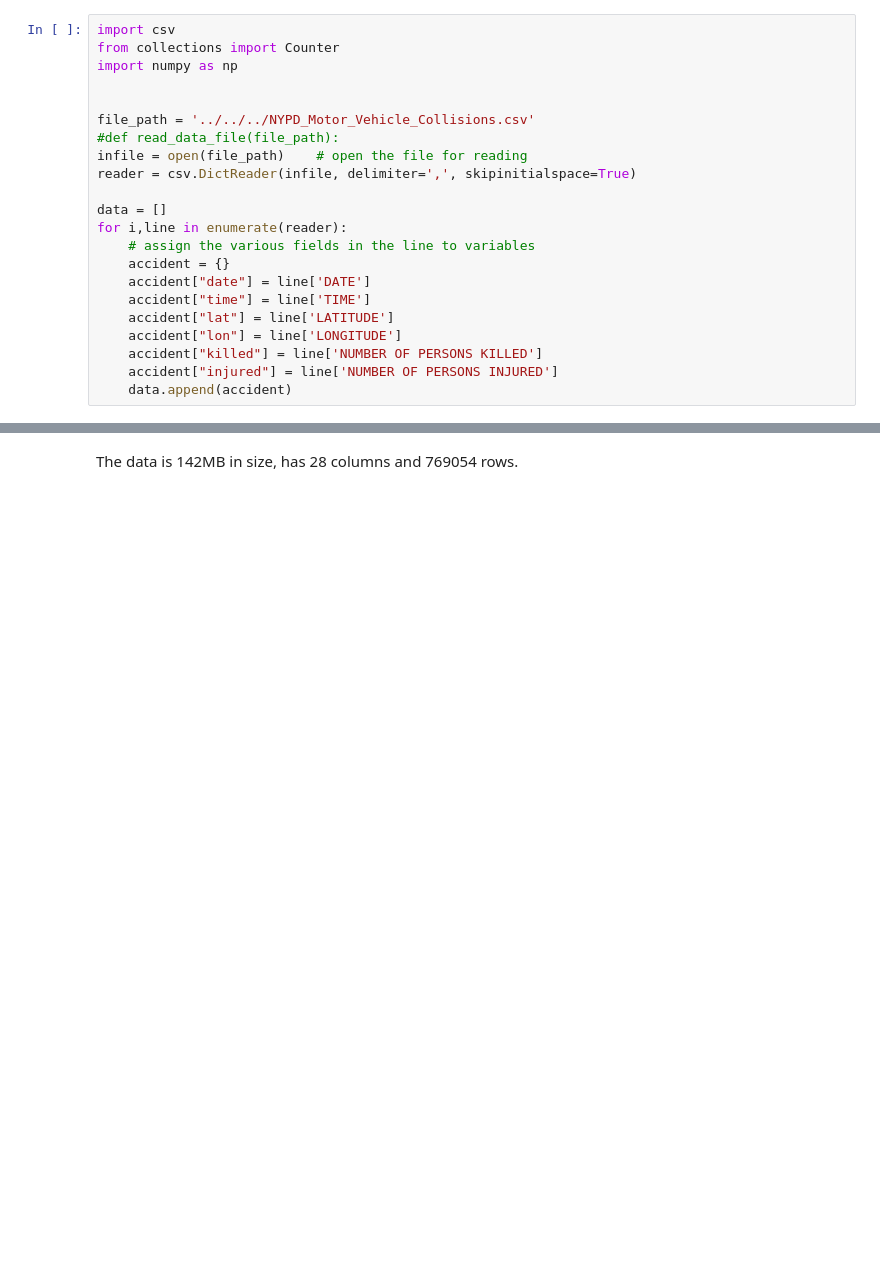
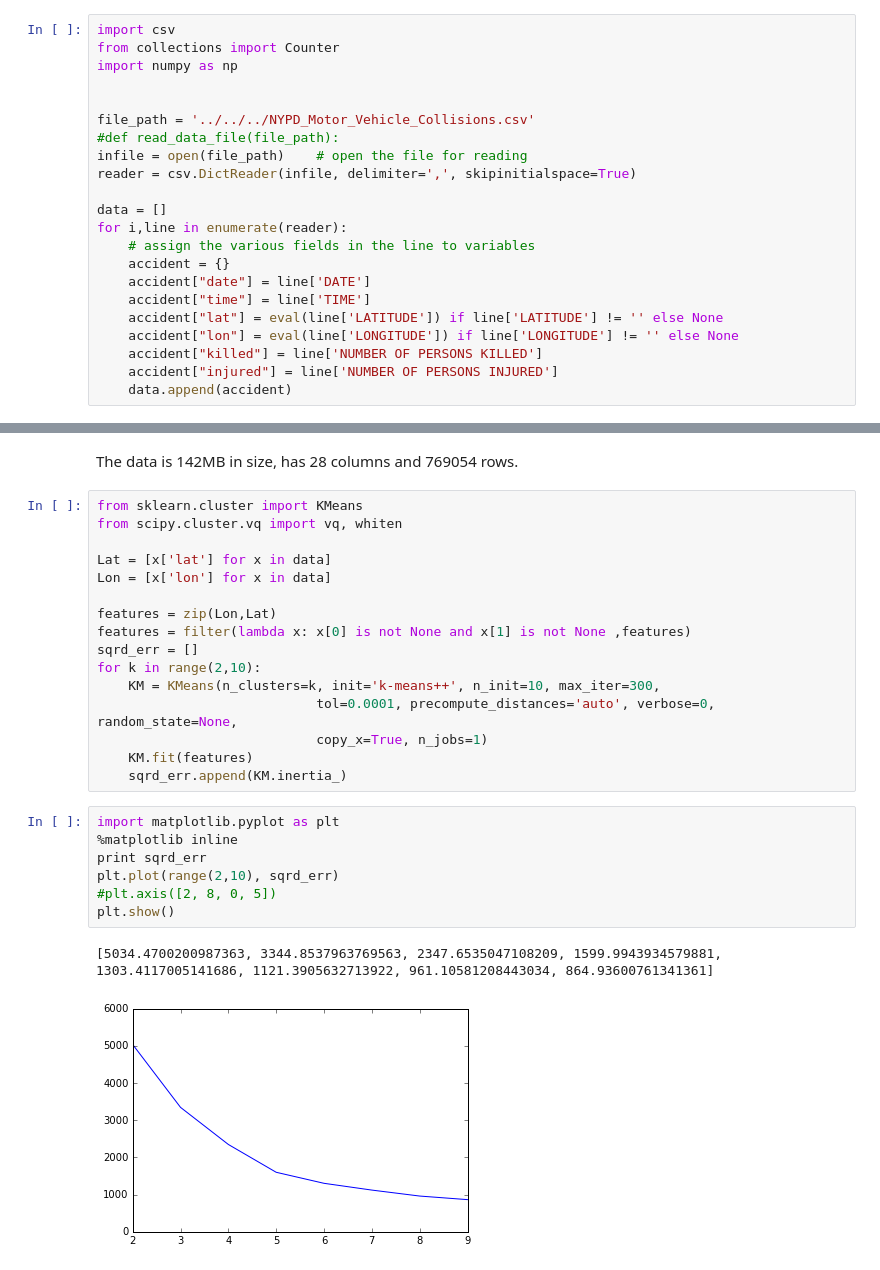
Before and after one commit to GiorgosPa/GiorgosPa.github.io, a Jupyter notebook: project/processing/Project_Vehicle_Collisions.ipynb, the cells around one changed output, grey strips where cells are left out. Cells and saved outputs as stored; diff of their text form; blank space fills up the shorter version.

Commit message:
Clustering

```diff
--- a/project/processing/Project_Vehicle_Collisions.ipynb
+++ b/project/processing/Project_Vehicle_Collisions.ipynb
@@ -15,8 +15,8 @@ for i,line in enumerate(reader):
     accident = {}
     accident["date"] = line['DATE']
     accident["time"] = line['TIME']
-    accident["lat"] = line['LATITUDE']
-    accident["lon"] = line['LONGITUDE']
+    accident["lat"] = eval(line['LATITUDE']) if line['LATITUDE'] != '' else None
+    accident["lon"] = eval(line['LONGITUDE']) if line['LONGITUDE'] != '' else None
     accident["killed"] = line['NUMBER OF PERSONS KILLED']
     accident["injured"] = line['NUMBER OF PERSONS INJURED']
     data.append(accident)
@@ -57,2 +56,28 @@ geoplotlib.inline()
 # %% [markdown]
 The data is 142MB in size, has 28 columns and 769054 rows.
+# %%
+from sklearn.cluster import KMeans
+from scipy.cluster.vq import vq, whiten
+
+Lat = [x['lat'] for x in data]
+Lon = [x['lon'] for x in data]
+
+features = zip(Lon,Lat)
+features = filter(lambda x: x[0] is not None and x[1] is not None ,features)
+sqrd_err = []
+for k in range(2,10):
+    KM = KMeans(n_clusters=k, init='k-means++', n_init=10, max_iter=300,
+                            tol=0.0001, precompute_distances='auto', verbose=0, random_state=None,
+                            copy_x=True, n_jobs=1)
+    KM.fit(features)
+    sqrd_err.append(KM.inertia_)
+# %%
+import matplotlib.pyplot as plt
+%matplotlib inline
+print sqrd_err
+plt.plot(range(2,10), sqrd_err)
+#plt.axis([2, 8, 0, 5])
+plt.show()
+# %% [output]
+[5034.4700200987363, 3344.8537963769563, 2347.6535047108209, 1599.9943934579881, 1303.4117005141686, 1121.3905632713922, 961.10581208443034, 864.93600761341361]
+[figure, added]
```
Also changed, not shown: parts of 8 cells of this notebook, 1 other file.
